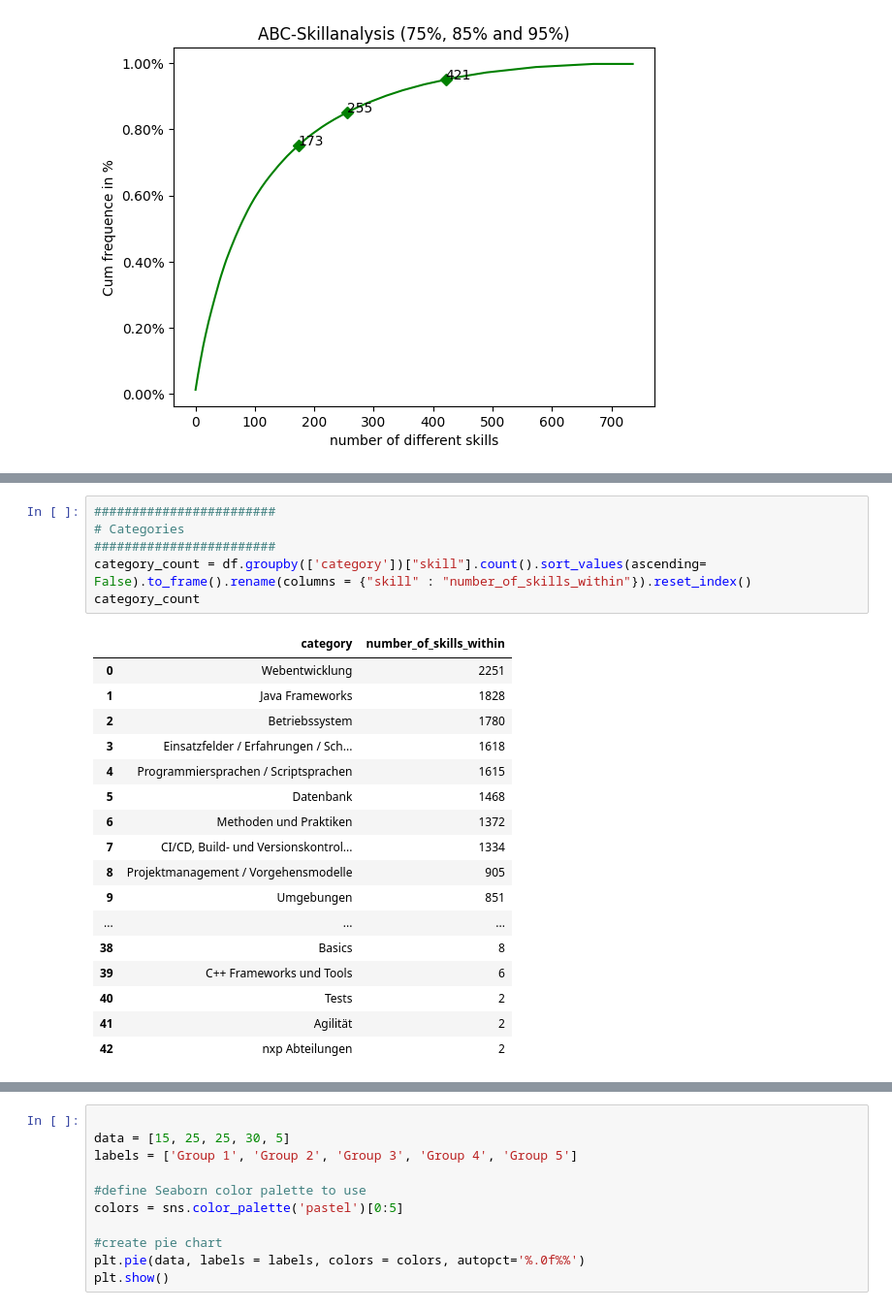
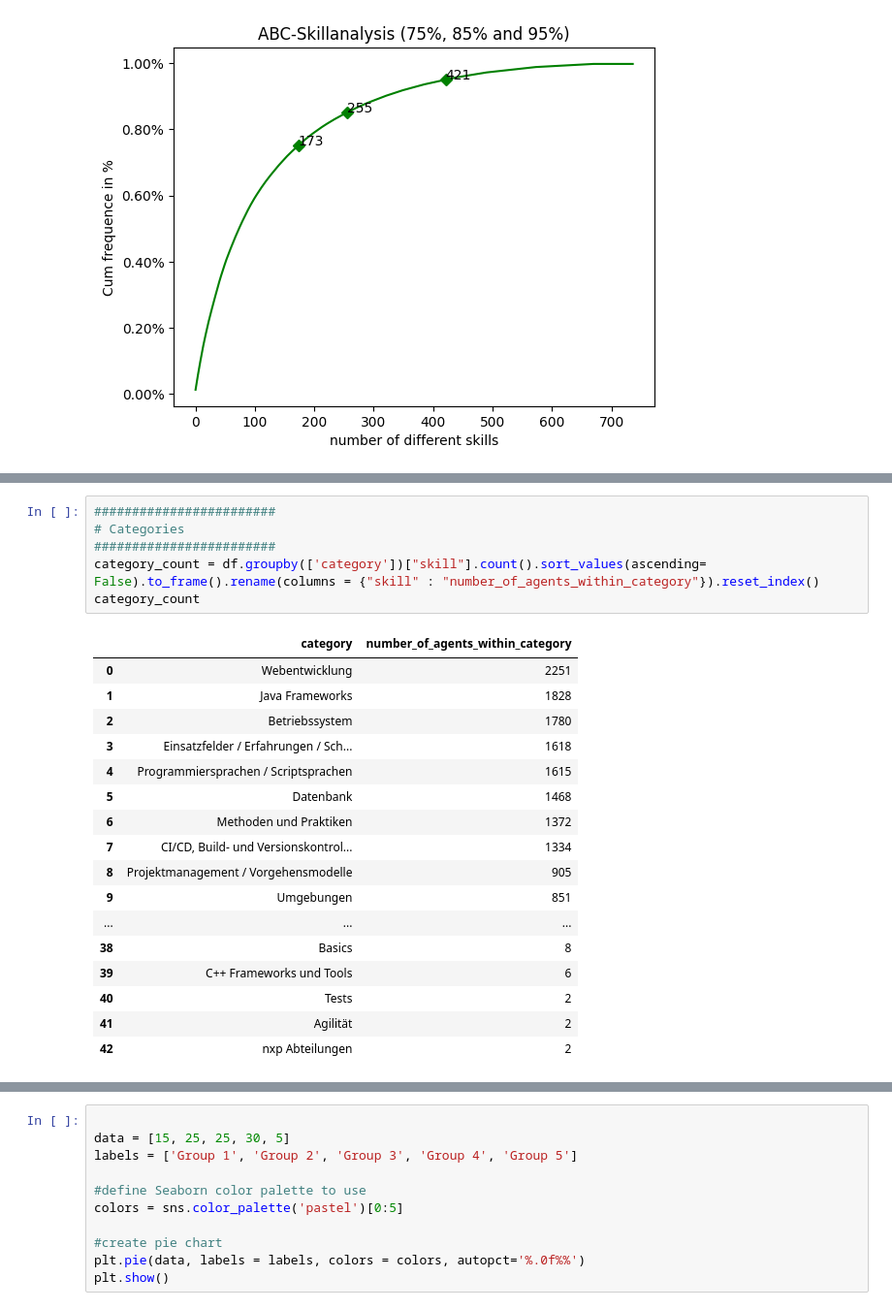
Before and after one commit to maximizer36/DS_AP, a Jupyter notebook: First_Trial.ipynb, the cells around one changed output, grey strips where cells are left out. Shown at 97% size. Cells and saved outputs as stored; diff of their text form.

```diff
--- a/First_Trial.ipynb
+++ b/First_Trial.ipynb
@@ -387,11 +414,11 @@ plt.show()
 # %%
 ########################
 # Categories
 ########################
-category_count = df.groupby(['category'])["skill"].count().sort_values(ascending= False).to_frame().rename(columns = {"skill" : "number_of_skills_within"}).reset_index()
+category_count = df.groupby(['category'])["skill"].count().sort_values(ascending= False).to_frame().rename(columns = {"skill" : "number_of_agents_within_category"}).reset_index()
 category_count
 # %% [output]
-|  | category | number_of_skills_within |
+|  | category | number_of_agents_within_category |
 | 0 | Webentwicklung | 2251 |
 | 1 | Java Frameworks | 1828 |
 | 2 | Betriebssystem | 1780 |
```
Also changed, not shown: parts of 25 cells of this notebook.
